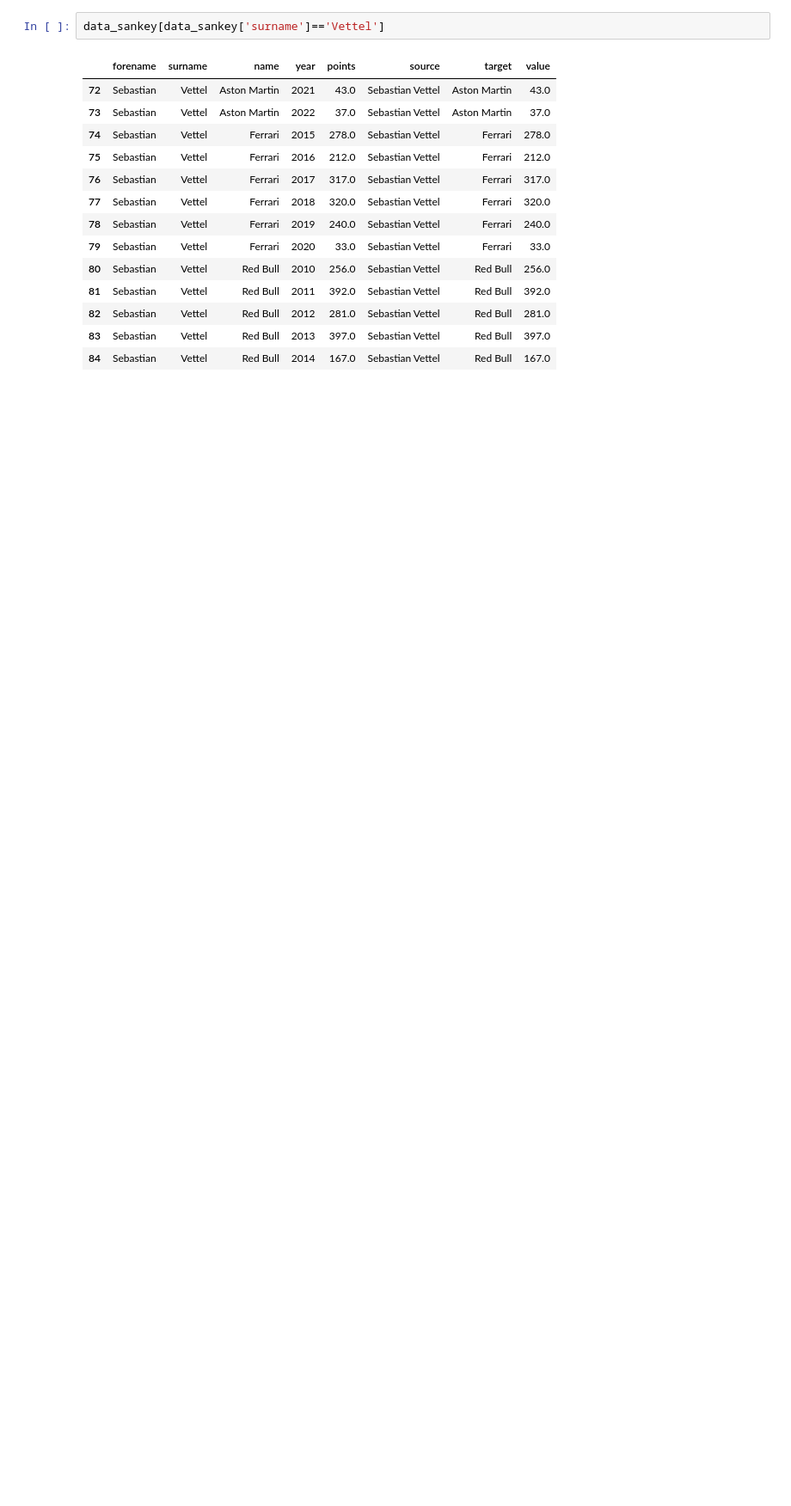
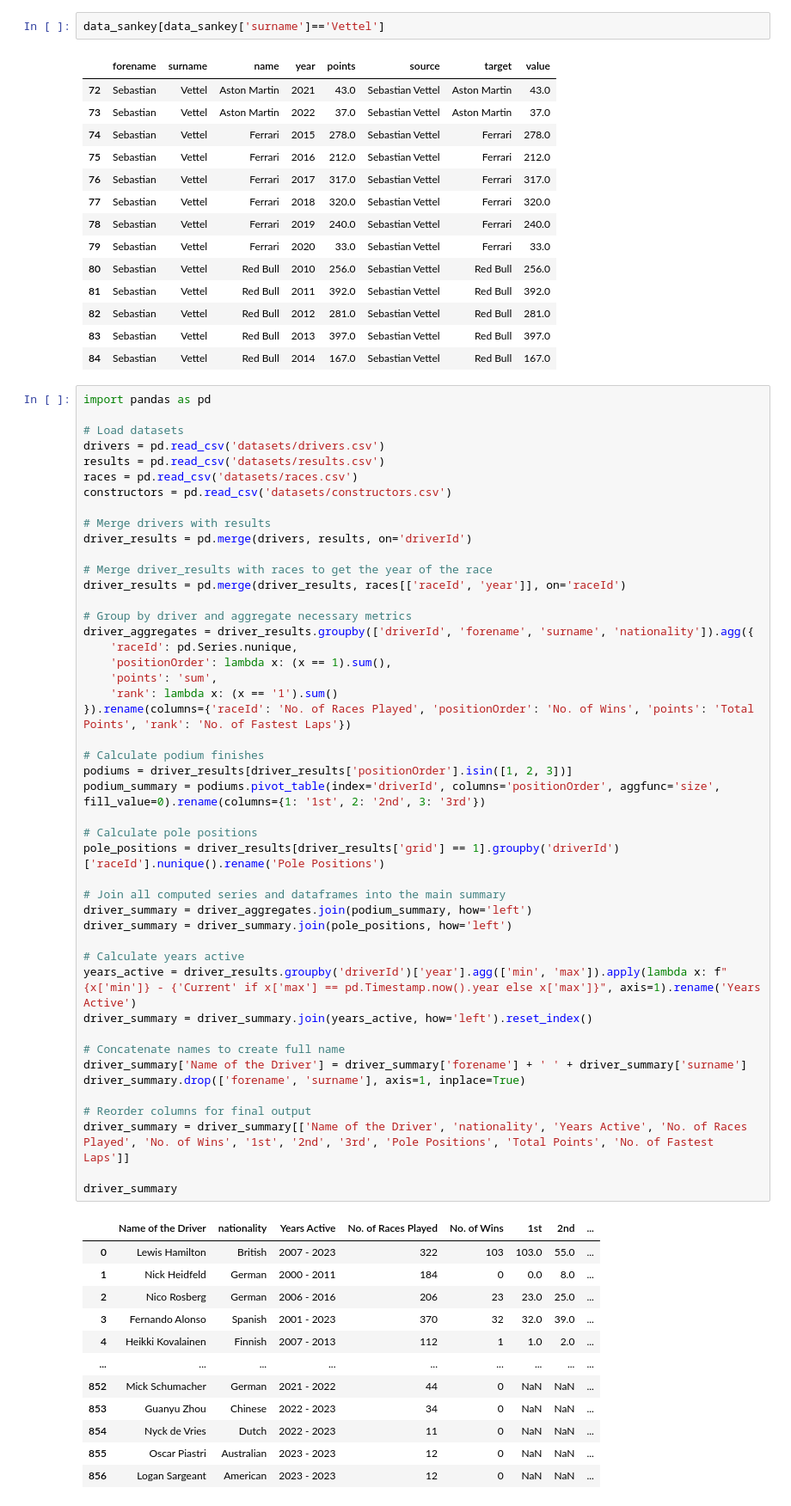
Before and after one commit to bhargavchintam/CSE-564-Visualization, a Jupyter notebook: Final Project/test.ipynb, the cells around one changed output. Shown: that part at 86% size. Cells and saved outputs as stored; diff of their text form; blank space fills up the shorter version.

```diff
--- a/Final Project/test.ipynb
+++ b/Final Project/test.ipynb
@@ -141,3 +141,62 @@ data_sankey[data_sankey['surname']=='Vettel']
 | 82 | Sebastian | Vettel | Red Bull | 2012 | 281.0 | Sebastian Vettel | Red Bull | 281.0 |
 | 83 | Sebastian | Vettel | Red Bull | 2013 | 397.0 | Sebastian Vettel | Red Bull | 397.0 |
 | 84 | Sebastian | Vettel | Red Bull | 2014 | 167.0 | Sebastian Vettel | Red Bull | 167.0 |
+# %%
+import pandas as pd
+
+# Load datasets
+drivers = pd.read_csv('datasets/drivers.csv')
+results = pd.read_csv('datasets/results.csv')
+races = pd.read_csv('datasets/races.csv')
+constructors = pd.read_csv('datasets/constructors.csv')
+
+# Merge drivers with results
+driver_results = pd.merge(drivers, results, on='driverId')
+
+# Merge driver_results with races to get the year of the race
+driver_results = pd.merge(driver_results, races[['raceId', 'year']], on='raceId')
+
+# Group by driver and aggregate necessary metrics
+driver_aggregates = driver_results.groupby(['driverId', 'forename', 'surname', 'nationality']).agg({
+    'raceId': pd.Series.nunique,
+    'positionOrder': lambda x: (x == 1).sum(),
+    'points': 'sum',
+    'rank': lambda x: (x == '1').sum()
+}).rename(columns={'raceId': 'No. of Races Played', 'positionOrder': 'No. of Wins', 'points': 'Total Points', 'rank': 'No. of Fastest Laps'})
+
+# Calculate podium finishes
+podiums = driver_results[driver_results['positionOrder'].isin([1, 2, 3])]
+podium_summary = podiums.pivot_table(index='driverId', columns='positionOrder', aggfunc='size', fill_value=0).rename(columns={1: '1st', 2: '2nd', 3: '3rd'})
+
+# Calculate pole positions
+pole_positions = driver_results[driver_results['grid'] == 1].groupby('driverId')['raceId'].nunique().rename('Pole Positions')
+
+# Join all computed series and dataframes into the main summary
+driver_summary = driver_aggregates.join(podium_summary, how='left')
+driver_summary = driver_summary.join(pole_positions, how='left')
+
+# Calculate years active
+years_active = driver_results.groupby('driverId')['year'].agg(['min', 'max']).apply(lambda x: f"{x['min']} - {'Current' if x['max'] == pd.Timestamp.now().year else x['max']}", axis=1).rename('Years Active')
+driver_summary = driver_summary.join(years_active, how='left').reset_index()
+
+# Concatenate names to create full name
+driver_summary['Name of the Driver'] = driver_summary['forename'] + ' ' + driver_summary['surname']
+driver_summary.drop(['forename', 'surname'], axis=1, inplace=True)
+
+# Reorder columns for final output
+driver_summary = driver_summary[['Name of the Driver', 'nationality', 'Years Active', 'No. of Races Played', 'No. of Wins', '1st', '2nd', '3rd', 'Pole Positions', 'Total Points', 'No. of Fastest Laps']]
+
+driver_summary
+# %% [output]
+|  | Name of the Driver | nationality | Years Active | No. of Races Played | No. of Wins | 1st | 2nd | ... |
+| 0 | Lewis Hamilton | British | 2007 - 2023 | 322 | 103 | 103.0 | 55.0 | ... |
+| 1 | Nick Heidfeld | German | 2000 - 2011 | 184 | 0 | 0.0 | 8.0 | ... |
+| 2 | Nico Rosberg | German | 2006 - 2016 | 206 | 23 | 23.0 | 25.0 | ... |
+| 3 | Fernando Alonso | Spanish | 2001 - 2023 | 370 | 32 | 32.0 | 39.0 | ... |
+| 4 | Heikki Kovalainen | Finnish | 2007 - 2013 | 112 | 1 | 1.0 | 2.0 | ... |
+| ... | ... | ... | ... | ... | ... | ... | ... | ... |
+| 852 | Mick Schumacher | German | 2021 - 2022 | 44 | 0 | NaN | NaN | ... |
+| 853 | Guanyu Zhou | Chinese | 2022 - 2023 | 34 | 0 | NaN | NaN | ... |
+| 854 | Nyck de Vries | Dutch | 2022 - 2023 | 11 | 0 | NaN | NaN | ... |
+| 855 | Oscar Piastri | Australian | 2023 - 2023 | 12 | 0 | NaN | NaN | ... |
+| 856 | Logan Sargeant | American | 2023 - 2023 | 12 | 0 | NaN | NaN | ... |
```
Also changed, not shown: parts of 9 cells of this notebook, 4 other files.
